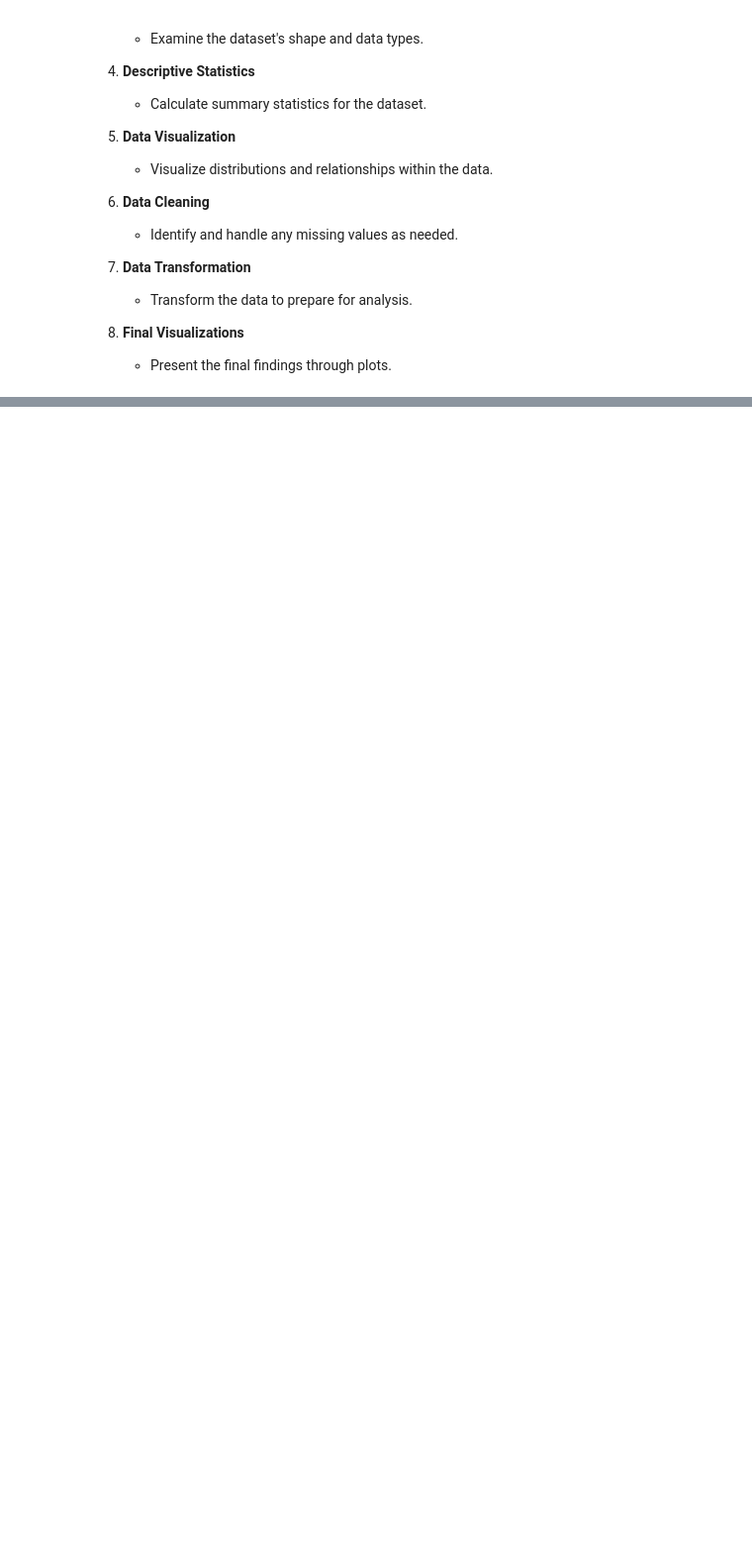
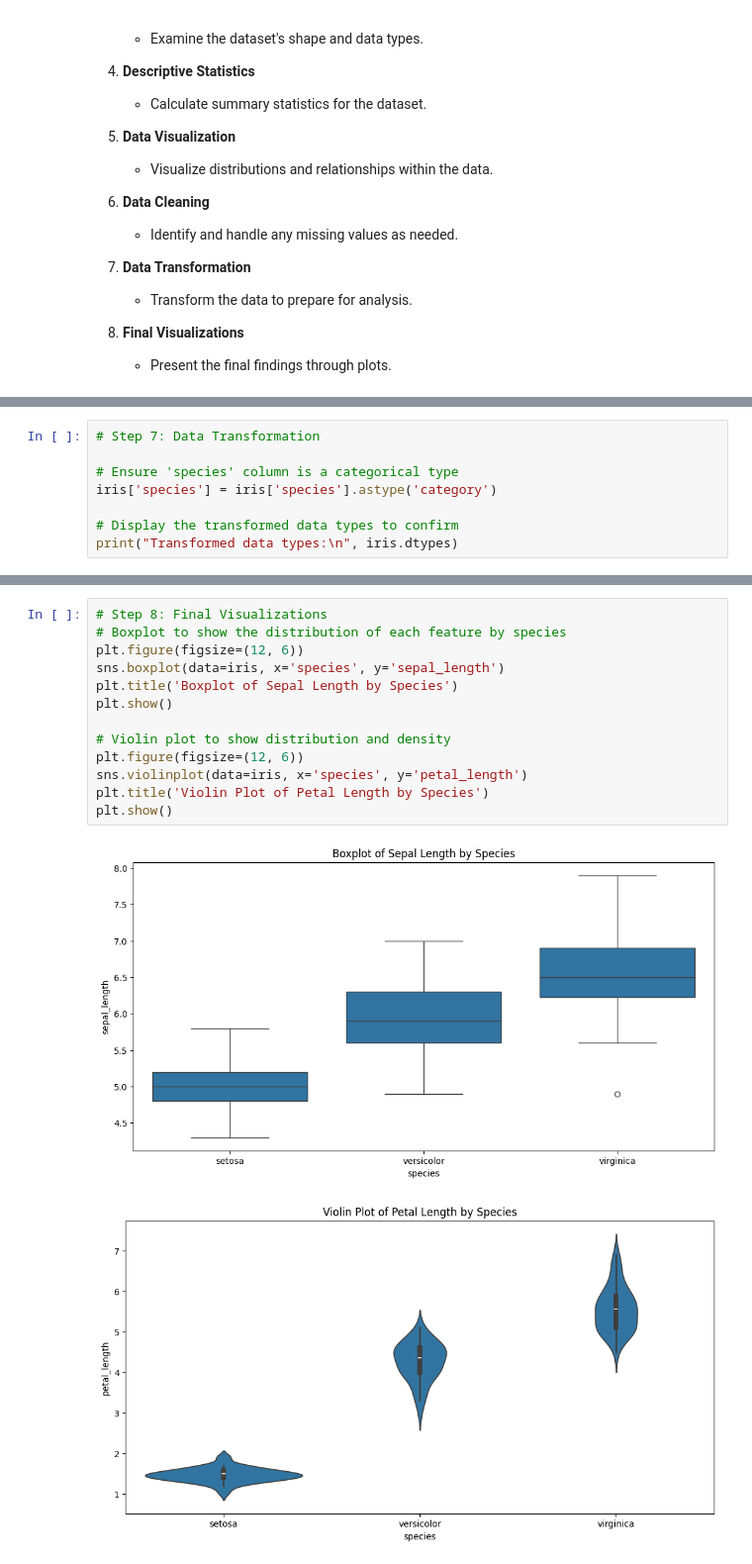
Before and after one commit to Elen-tesfai/datafun-04-jupyter, a Jupyter notebook: elen_eda.ipynb, the cells around one changed output, grey strips where cells are left out. Shown at 99% size. Drawn from its saved outputs; the diff is of its cells as text; blank space fills up the shorter version.

```diff
--- a/elen_eda.ipynb
+++ b/elen_eda.ipynb
@@ -38,0 +123,8 @@ import seaborn as sns
+# %%
+# Step 7: Data Transformation
+
+# Ensure 'species' column is a categorical type
+iris['species'] = iris['species'].astype('category')
+
+# Display the transformed data types to confirm
+print("Transformed data types:\n", iris.dtypes)
@@ -38,0 +139,16 @@ import seaborn as sns
+# %%
+# Step 8: Final Visualizations
+# Boxplot to show the distribution of each feature by species
+plt.figure(figsize=(12, 6))
+sns.boxplot(data=iris, x='species', y='sepal_length')
+plt.title('Boxplot of Sepal Length by Species')
+plt.show()
+
+# Violin plot to show distribution and density
+plt.figure(figsize=(12, 6))
+sns.violinplot(data=iris, x='species', y='petal_length')
+plt.title('Violin Plot of Petal Length by Species')
+plt.show()
+# %% [output]
+[figure, added]
+[figure, added]
```
Also changed, not shown: parts of 8 cells of this notebook.
